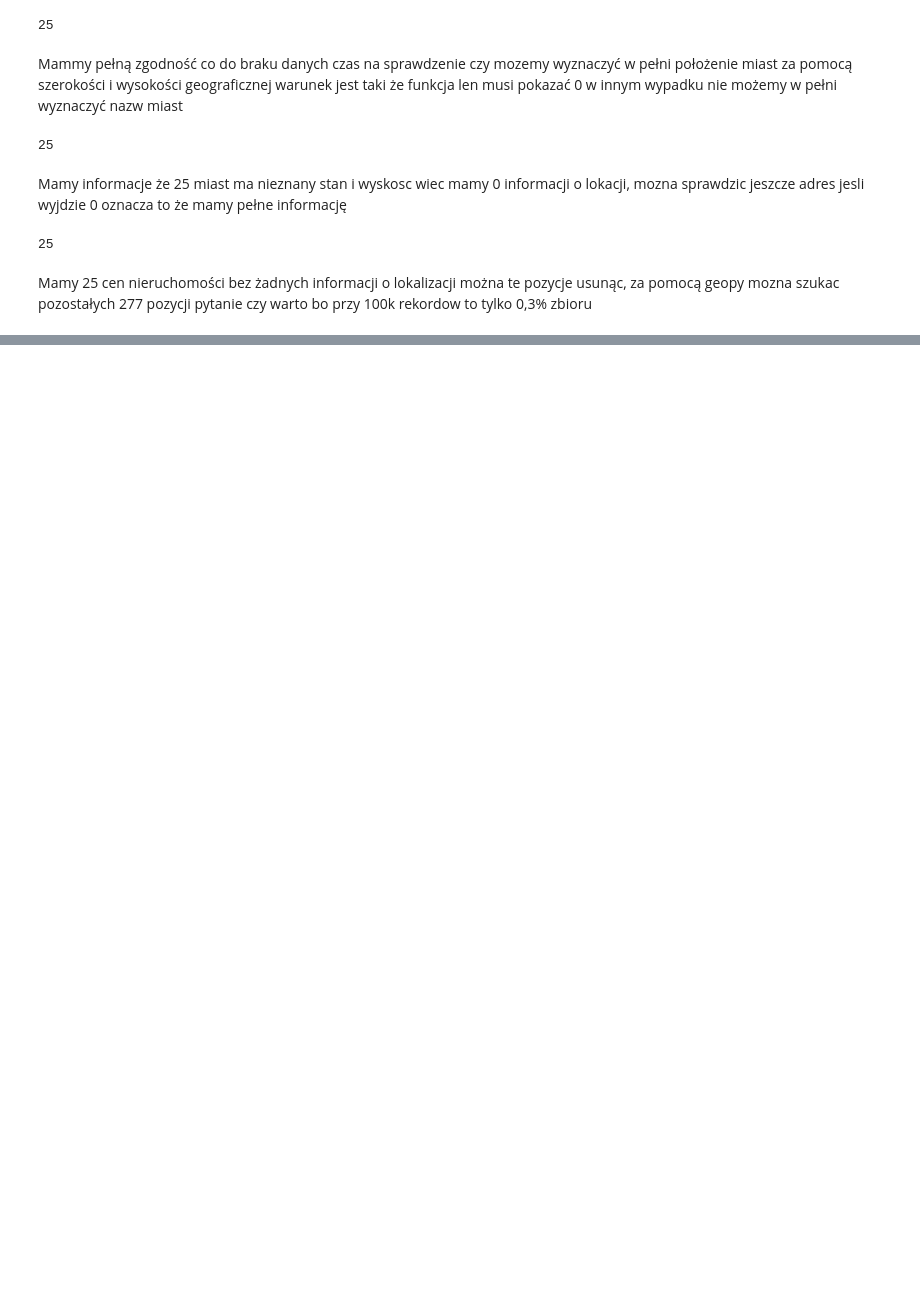
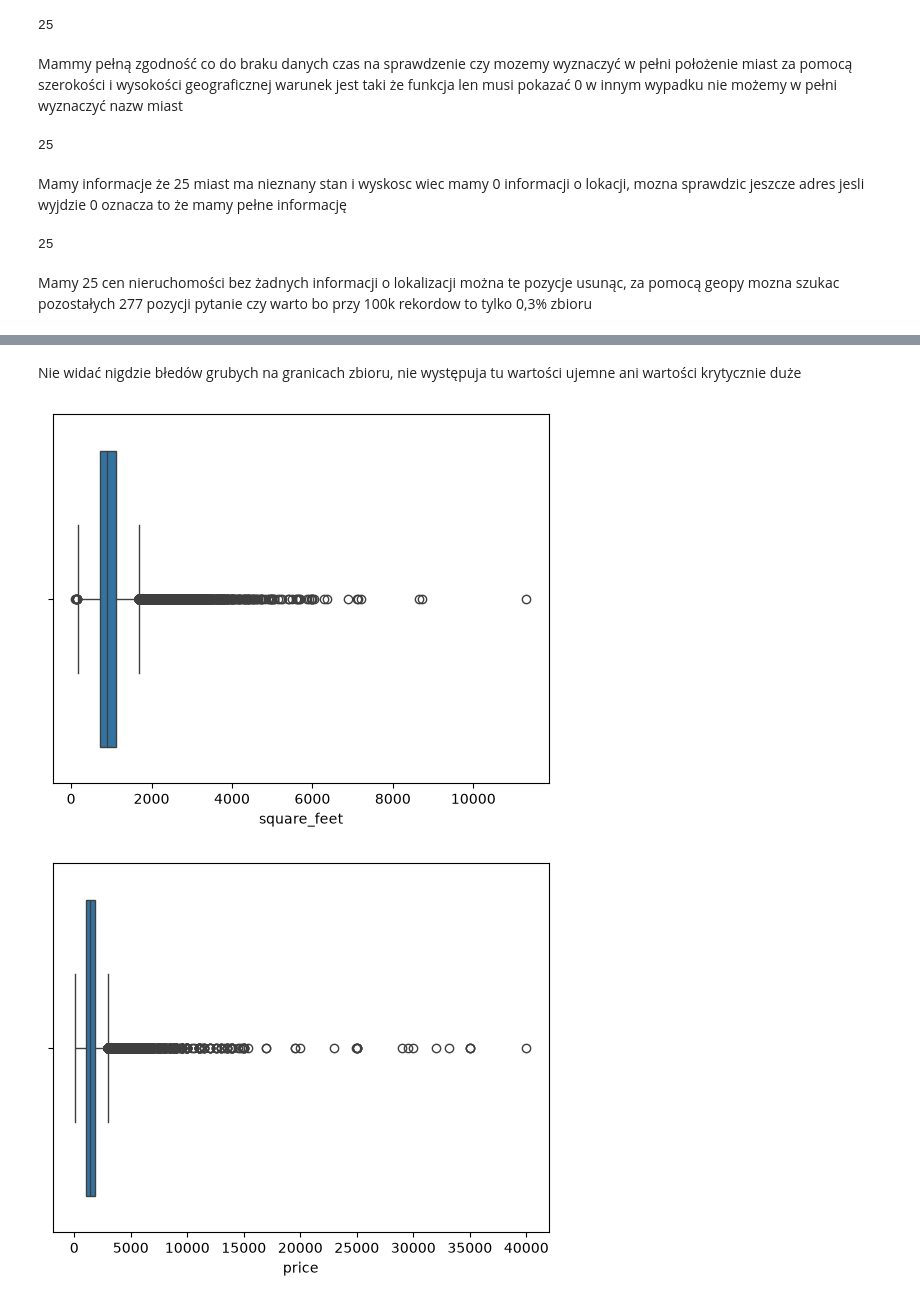
Before and after one commit to michalinahinc/Kurs_Analiza, a Jupyter notebook: Czysczenie_danych_wersja_filipa.ipynb, the cells around one changed output, grey strips where cells are left out. Saved outputs shown, nothing was run; the diff lists cells and outputs as text; code cells hidden in the pictures; blank space fills up the shorter version.

```diff
--- a/Czysczenie_danych_wersja_filipa.ipynb
+++ b/Czysczenie_danych_wersja_filipa.ipynb
@@ -144,3 +145,10 @@ View                   2101
 Washer Dryer          26137
 Wood Floors            8934
 dtype: int64
+# %%
+# 1. Połączenie oryginalnego DataFrame z nowo utworzonymi
+df_apartments = df_apartments.join(amenities_rozbite)
+
+# Usunięcie starej, niesformatowanej kolumny tekstowej
+df_apartments = df_apartments.drop(columns=['amenities'])
+df_apartments.head(5)
@@ -177,4 +198,5 @@ len(pokrycie_adresu)
 Mamy 25 cen nieruchomości bez żadnych informacji o lokalizacji można te pozycje usunąc, za pomocą geopy mozna szukac pozostałych 277 pozycji pytanie czy warto bo przy 100k rekordow to tylko 0,3% zbioru
 # %%
 #poniżej kod do pythona do usunięcia na razie jako komentarz
-#df_apartments = df_apartments.dropna(subset=['cityname'])
+df_apartments = df_apartments.dropna(subset=['cityname'])
+df_apartments.isnull().sum()
@@ -180,0 +225,3 @@ Mamy 25 cen nieruchomości bez żadnych informacji o lokalizacji można te pozyc
+# %%
+df_apartments = df_apartments.dropna(subset=["bathrooms"])
+df_apartments.isna().sum()
@@ -180,0 +257,8 @@ Mamy 25 cen nieruchomości bez żadnych informacji o lokalizacji można te pozyc
+# %%
+# 1. Zostawiamy tylko poprawne wiersze (metraż < 500 LUB sypialnie > 0 i nie-null)
+df_apartments = df_apartments[(df_apartments["square_feet"] < 500) | (df_apartments["bedrooms"] > 0)]
+
+# 2. Resztę braków (w małych mieszkaniach) zamieniamy na 0
+df_apartments["bedrooms"] = df_apartments["bedrooms"].fillna(0)
+
+df_apartments.isnull().sum()
@@ -180,0 +352,16 @@ Mamy 25 cen nieruchomości bez żadnych informacji o lokalizacji można te pozyc
+# %% [markdown]
+Nie widać nigdzie błedów grubych na granicach zbioru, nie występuja tu wartości ujemne ani wartości krytycznie duże
+# %%
+
+# Wykres pudełkowy dla zmiennych ciągłych (np. cena lub metraż)
+sb.boxplot(x=df_apartments['square_feet'])
+py.show()
+sb.boxplot(x=df_apartments['price'])
+py.show()
+
+# Wykres rozrzutu pokazujący relację ceny do metrażu
+sb.scatterplot(x=df_apartments['square_feet'], y=df_apartments['price'])
+py.show()
+# %% [output]
+[figure, added]
+[figure, added]
```
Also changed, not shown: parts of 28 cells of this notebook.
